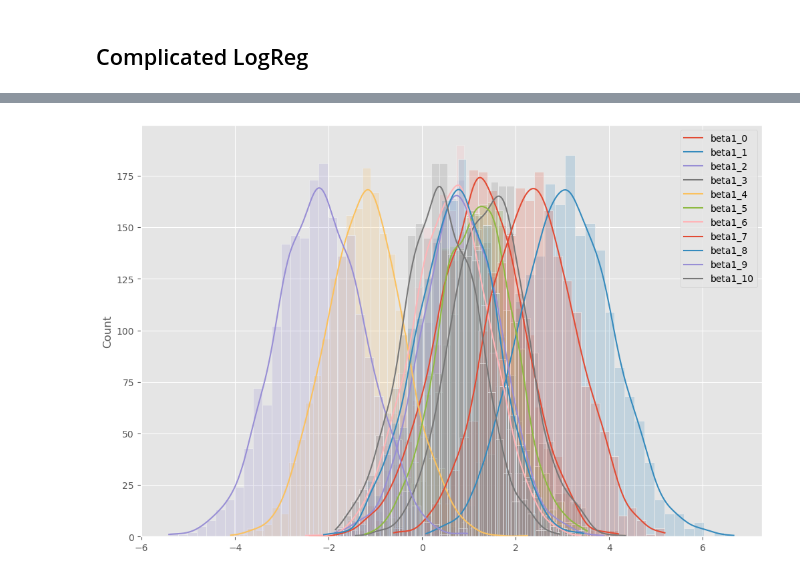
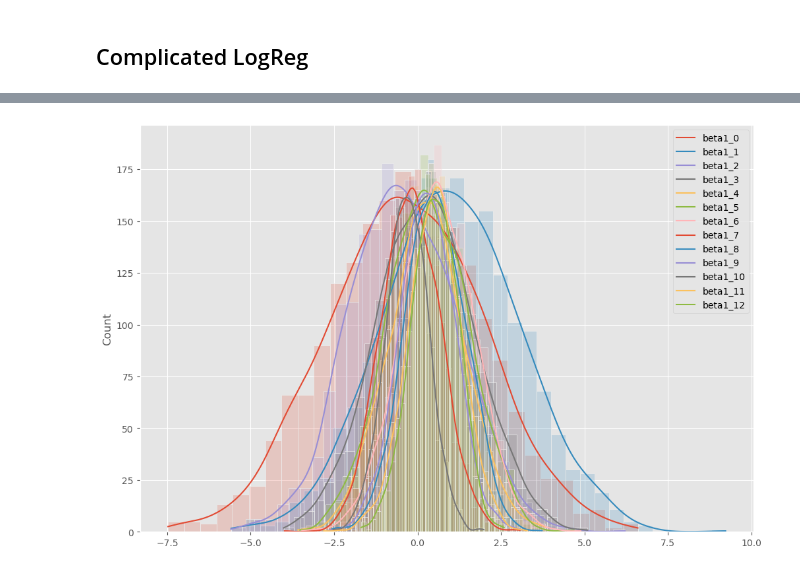
Before and after one commit to Frederik12345678/MBML-Water_quality, a Jupyter notebook: Simple_LogReg.ipynb, the cells around one changed output, grey strips where cells are left out. Cells and saved outputs as stored; diff of their text form; code cells hidden in the pictures.

```diff
--- a/Simple_LogReg.ipynb
+++ b/Simple_LogReg.ipynb
@@ -179,11 +179,11 @@ plt.show()
 # %%
 samples_beta = samples['beta'].detach().squeeze()
-for d in range(X.shape[1]):
+for d in range(X_train.shape[1]):
     sns.histplot(samples_beta[:,d,0], kde=True, alpha=0.2)
-plt.legend(["beta1_%d" % d for d in range(X.shape[1])])
+plt.legend(["beta1_%d" % d for d in range(X_train.shape[1])])
 plt.show()
 # %% [output]
-[figure, old version]
+[figure, new version]
 # %%
 alpha_hat = samples_alpha.mean(axis=0).numpy()
 beta_hat = samples_beta.mean(axis=0).numpy()
```
Also changed, not shown: parts of 3 cells of this notebook.
